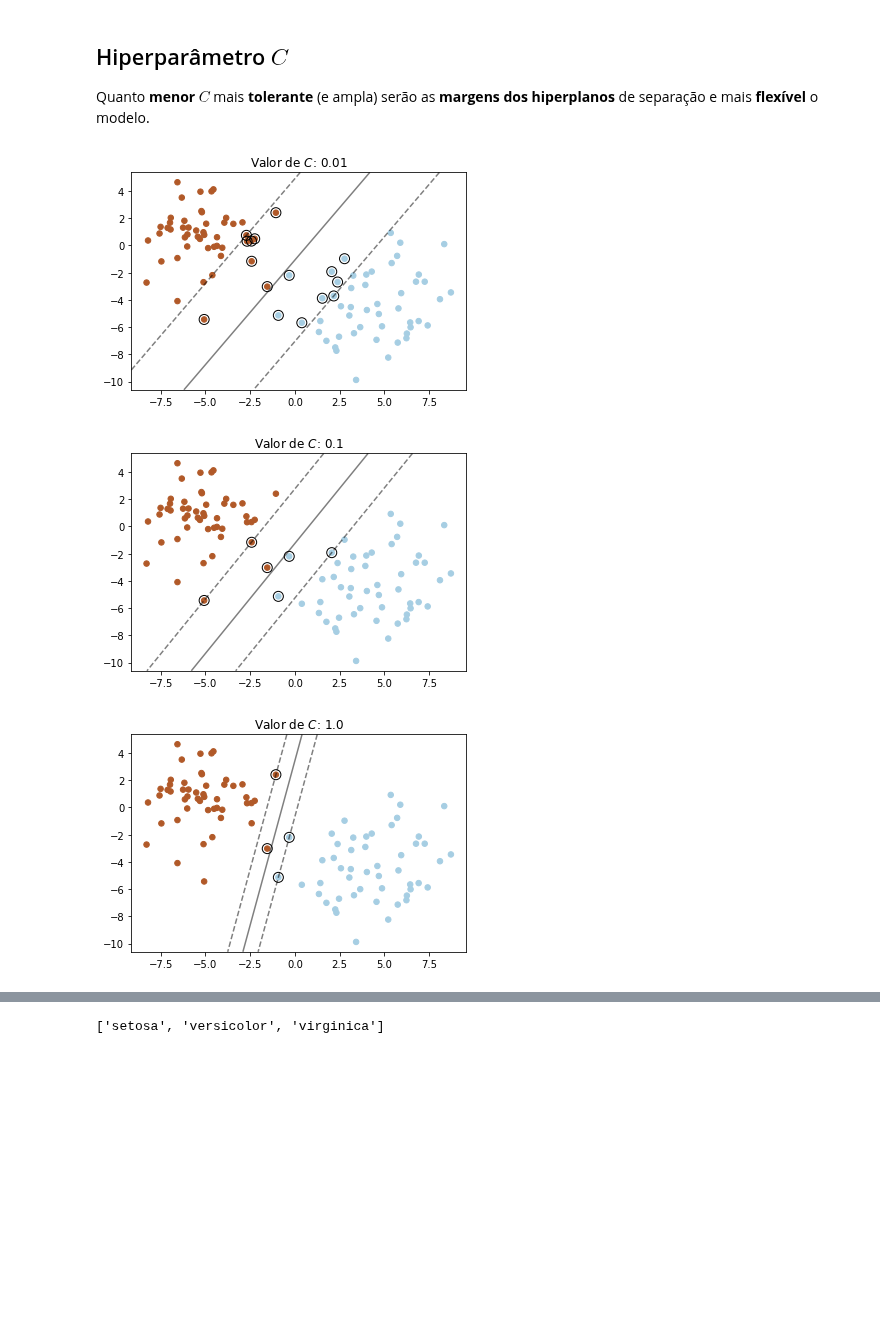
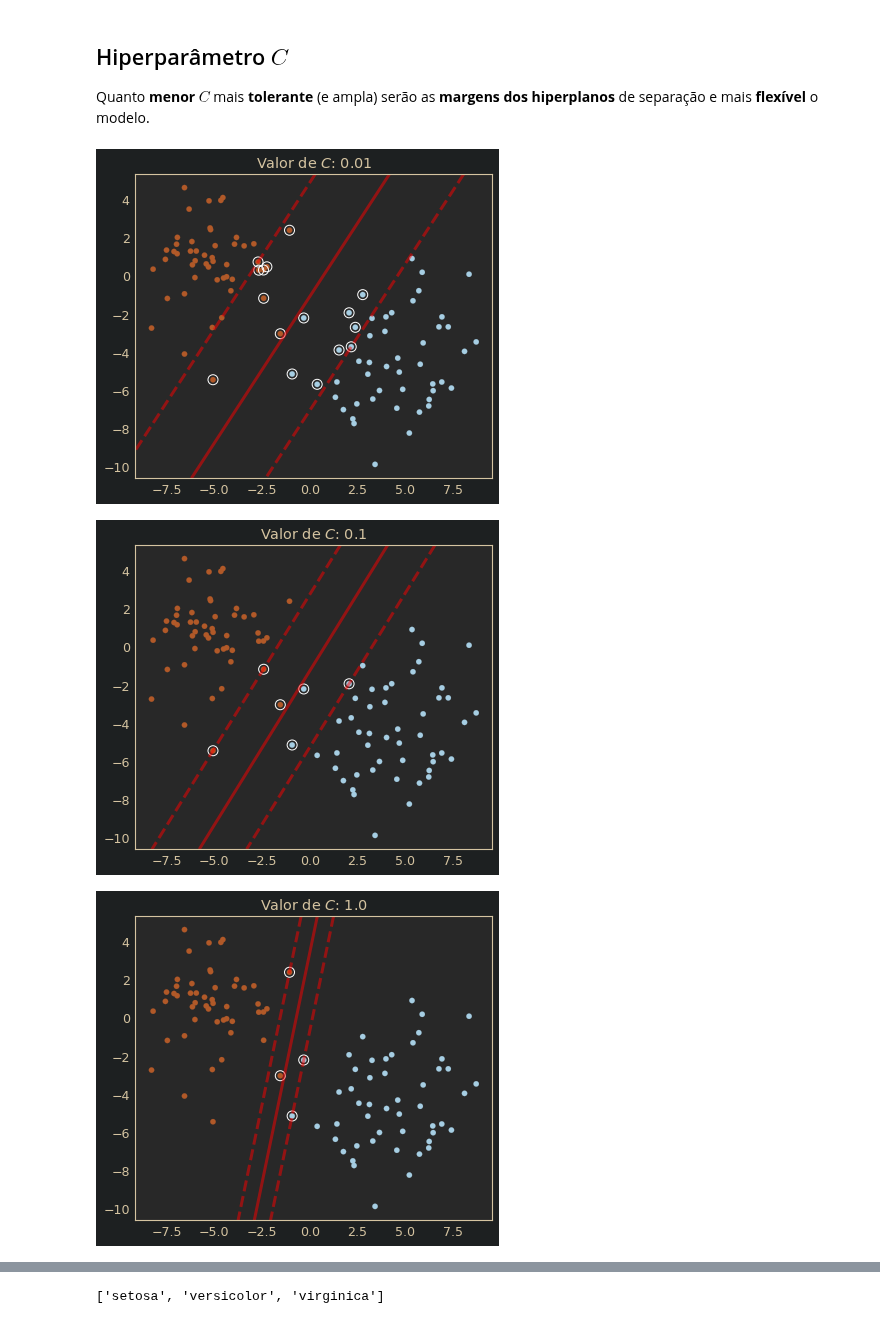
Before and after one commit to storopoli/ciencia-de-dados, a Jupyter notebook: notebooks/Aula_13_Support_Vector_Machines.ipynb, the cells around one changed output, grey strips where cells are left out. Cells and saved outputs as stored; diff of their text form; code cells hidden in the pictures; blank space fills up the shorter version.

```diff
--- a/notebooks/Aula_13_Support_Vector_Machines.ipynb
+++ b/notebooks/Aula_13_Support_Vector_Machines.ipynb
@@ -27,42 +27,45 @@ import numpy as np
 import matplotlib.pyplot as plt
 from sklearn.svm import SVC
 from sklearn.datasets import make_blobs
+from jupyterthemes import jtplot
+jtplot.style()
 
 
 # Criação de 100 pontos separáveis
 X, y = make_blobs(n_samples=100, centers=2,
                   cluster_std=2, random_state=123)
 
 # Implementando SVM linear para níveis diferentes de C
 for C in [1e-2, 1e-1, 1e0, 1e1]:
     clf = SVC(kernel='linear', C=C)
     clf.fit(X, y)
 
     plt.figure()
     plt.clf()
+    plt.grid(False)
     plt.scatter(X[:, 0], X[:, 1], c=y, s=30, cmap=plt.cm.Paired)
 
     # plot the decision function
     ax = plt.gca()
     xlim = ax.get_xlim()
     ylim = ax.get_ylim()
 
     # create grid to evaluate model
     xx = np.linspace(xlim[0], xlim[1], 30)
     yy = np.linspace(ylim[0], ylim[1], 30)
     YY, XX = np.meshgrid(yy, xx)
     xy = np.vstack([XX.ravel(), YY.ravel()]).T
     Z = clf.decision_function(xy).reshape(XX.shape)
 
     # plot decision boundary and margins
-    ax.contour(XX, YY, Z, colors='k', levels=[-1, 0, 1], alpha=0.5,
-               linestyles=['--', '-', '--'])
+    ax.contour(XX, YY, Z, colors='red', levels=[-1, 0, 1], alpha=0.5,
+               linestyles=['--', '-', '--'], linewidths=3)
     # plot support vectors
     ax.scatter(clf.support_vectors_[:, 0], clf.support_vectors_[:, 1], s=100,
-               linewidth=1, facecolors='none', edgecolors='k')
+               linewidth=1, facecolors='none', edgecolors='w')
     plt.title(f"Valor de $C$: {C}")
 plt.show()
 # %% [output]
-[figure, old version]
+[figure, new version]
-[figure, old version]
+[figure, new version]
-[figure, old version]
+[figure, new version]
```
Also changed, not shown: parts of 12 cells of this notebook.
